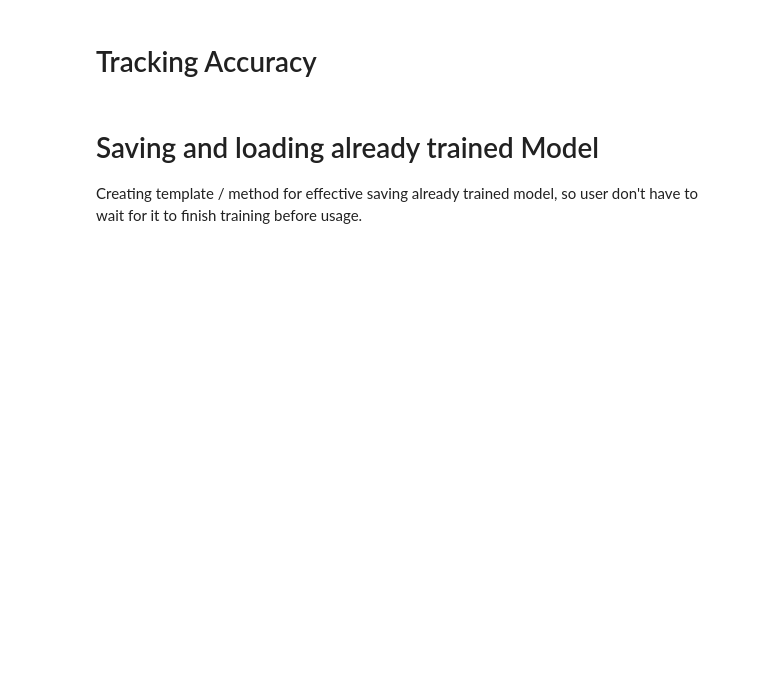
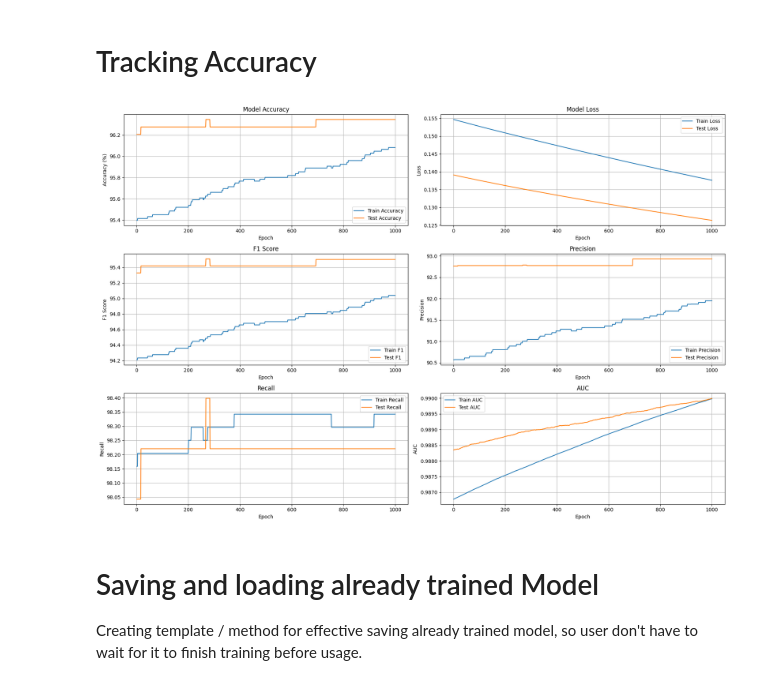
Before and after one commit to juiyloki/SpaceAppsExoplanets, a Jupyter notebook: src/backend/KeplerNN.ipynb, the cells around one changed output. Drawn from its saved outputs; the diff is of its cells as text; code cells hidden in the pictures; blank space fills up the shorter version.

Commit message:
Updated Plot with more values to track

```diff
--- a/src/backend/KeplerNN.ipynb
+++ b/src/backend/KeplerNN.ipynb
@@ -264,32 +450,75 @@ for epoch in range(epochs):
 # %%
 import matplotlib.pyplot as plt
 
 epoch_range = range(1, epochs + 1)
 
-plt.figure(figsize=(12, 5))
+plt.figure(figsize=(18, 12))
 
 # Accuracy
-plt.subplot(1, 2, 1)
+plt.subplot(3, 2, 1)
 plt.plot(epoch_range, track_accuracy, label='Train Accuracy')
 plt.plot(epoch_range, track_test_accuracy, label='Test Accuracy')
 plt.title('Model Accuracy')
 plt.xlabel('Epoch')
 plt.ylabel('Accuracy (%)')
 plt.legend()
 plt.grid(True)
 
 # Loss
-plt.subplot(1, 2, 2)
+plt.subplot(3, 2, 2)
 plt.plot(epoch_range, track_loss, label='Train Loss')
 plt.plot(epoch_range, track_test_loss, label='Test Loss')
 plt.title('Model Loss')
 plt.xlabel('Epoch')
 plt.ylabel('Loss')
 plt.legend()
 plt.grid(True)
 
+# F1 Score
+plt.subplot(3, 2, 3)
+plt.plot(epoch_range, track_f1, label='Train F1')
+plt.plot(epoch_range, track_test_f1, label='Test F1')
+plt.title('F1 Score')
+plt.xlabel('Epoch')
+plt.ylabel('F1 Score')
+plt.legend()
+plt.grid(True)
+
+# Precision
+plt.subplot(3, 2, 4)
+plt.plot(epoch_range, track_precision, label='Train Precision')
+plt.plot(epoch_range, track_test_precision, label='Test Precision')
+plt.title('Precision')
+plt.xlabel('Epoch')
+plt.ylabel('Precision')
+plt.legend()
+plt.grid(True)
+
+# Recall
+plt.subplot(3, 2, 5)
+plt.plot(epoch_range, track_recall, label='Train Recall')
+plt.plot(epoch_range, track_test_recall, label='Test Recall')
+plt.title('Recall')
+plt.xlabel('Epoch')
+plt.ylabel('Recall')
+plt.legend()
+plt.grid(True)
+
+# AUC
+plt.subplot(3, 2, 6)
+plt.plot(epoch_range, track_auc, label='Train AUC')
+plt.plot(epoch_range, track_test_auc, label='Test AUC')
+plt.title('AUC')
+plt.xlabel('Epoch')
+plt.ylabel('AUC')
+plt.legend()
+plt.grid(True)
+
 plt.tight_layout()
+plt.savefig('training_metrics.png', dpi=300)  # Zapisuje wykres w wysokiej jakości
 plt.show()
+# %% [output]
+[figure, added]
 # %% [markdown]
 # Saving and loading already trained Model
 
```
Also changed, not shown: parts of 21 cells of this notebook.
